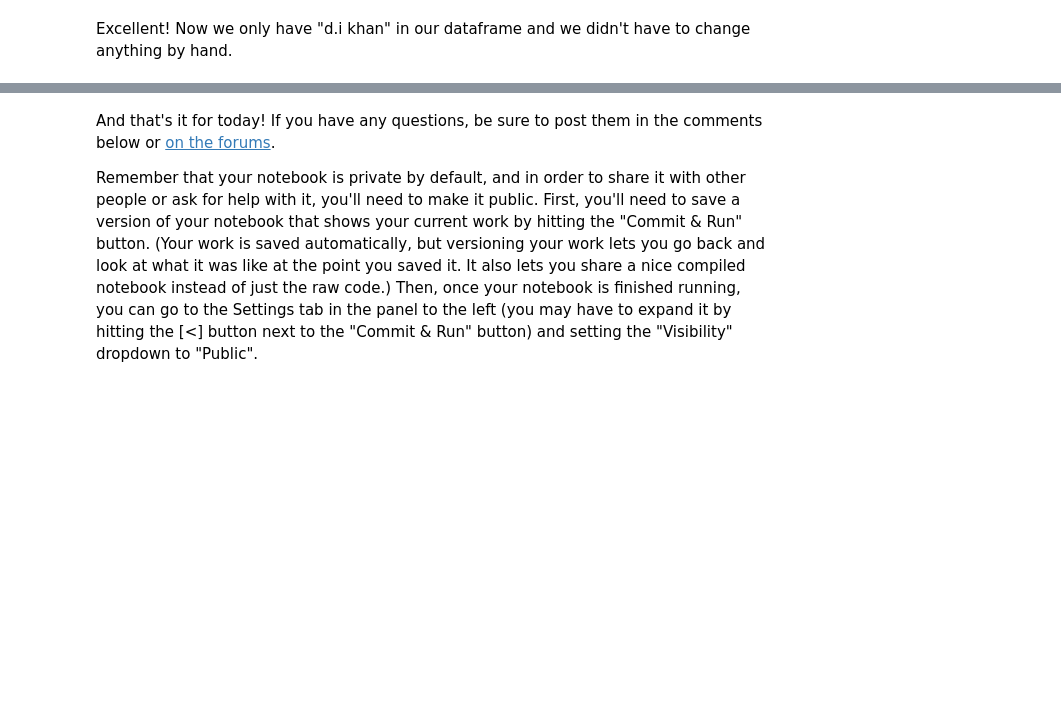
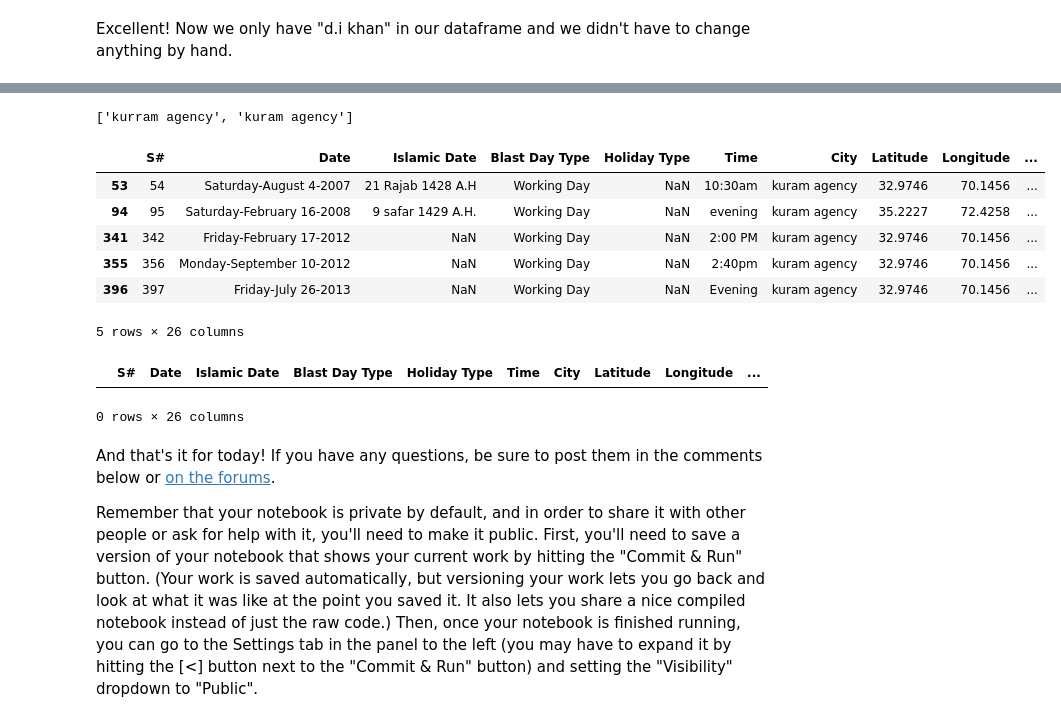
Before and after one commit to jgp-13/kaggle-data-cleaning-challenge, a Jupyter notebook: notebooks/nb5-data-cleaning-challenge-inconsistent-data-entry.ipynb, the cells around one changed output, grey strips where cells are left out. Saved outputs shown, nothing was run; the diff lists cells and outputs as text; code cells hidden in the pictures; blank space fills up the shorter version.

Commit message:
feat: finished the nb5 with extra activities on the optional activity

```diff
--- a/notebooks/nb5-data-cleaning-challenge-inconsistent-data-entry.ipynb
+++ b/notebooks/nb5-data-cleaning-challenge-inconsistent-data-entry.ipynb
@@ -214,0 +283,7 @@ Excellent! Now we only have "d.i khan" in our dataframe and we didn't have to ch
+# %%
+# get all the unique values in the 'province' column
+cities = suicide_attacks['City'].unique()
+
+# sort them alphabetically and then take a closer look
+cities.sort()
+cities
@@ -214,0 +306,4 @@ Excellent! Now we only have "d.i khan" in our dataframe and we didn't have to ch
+# %%
+matches = process.extract('kurram agency', cities,
+                                         limit=10, scorer=thefuzz.fuzz.token_sort_ratio)
+matches
@@ -215,3 +321,29 @@ Excellent! Now we only have "d.i khan" in our dataframe and we didn't have to ch
+# %%
+# only get matches with a ratio > 95
+close_matches = [matches[0] for matches in matches if matches[1] >= 95]
+close_matches
+# %% [output]
+['kurram agency', 'kuram agency']
+# %%
+# get the rows of all the close matches in our dataframe
+rows_with_matches = suicide_attacks['City'].isin(close_matches)
+suicide_attacks[suicide_attacks['City']=='kuram agency']
+# %% [output]
+|  | S# | Date | Islamic Date | Blast Day Type | Holiday Type | Time | City | Latitude | Longitude | ... |
+| 53 | 54 | Saturday-August 4-2007 | 21 Rajab 1428 A.H | Working Day | NaN | 10:30am | kuram agency | 32.9746 | 70.1456 | ... |
+| 94 | 95 | Saturday-February 16-2008 | 9 safar 1429 A.H. | Working Day | NaN | evening | kuram agency | 35.2227 | 72.4258 | ... |
+| 341 | 342 | Friday-February 17-2012 | NaN | Working Day | NaN | 2:00 PM | kuram agency | 32.9746 | 70.1456 | ... |
+| 355 | 356 | Monday-September 10-2012 | NaN | Working Day | NaN | 2:40pm | kuram agency | 32.9746 | 70.1456 | ... |
+| 396 | 397 | Friday-July 26-2013 | NaN | Working Day | NaN | Evening | kuram agency | 32.9746 | 70.1456 | ... |
+5 rows × 26 columns
+# %%
+# replace all rows with close matches with the input matches
+suicide_attacks.loc[rows_with_matches, 'City'] = 'kurram agency'
+
+suicide_attacks[suicide_attacks['City']=='kuram agency']
+# %% [output]
+|  | S# | Date | Islamic Date | Blast Day Type | Holiday Type | Time | City | Latitude | Longitude | ... |
+0 rows × 26 columns
 # %% [markdown]
 And that's it for today! If you have any questions, be sure to post them in the comments below or [on the forums](https://www.kaggle.com/questions-and-answers).
 
```
Also changed, not shown: parts of 47 cells of this notebook, 1 other file.
